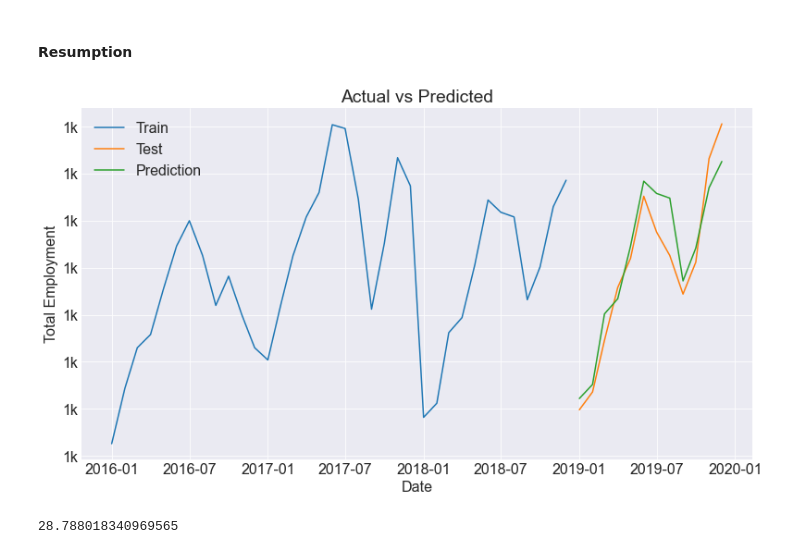
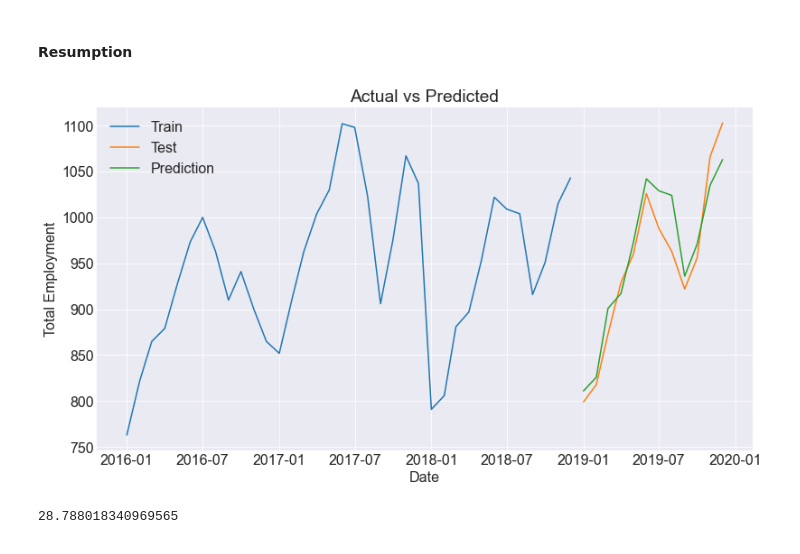
Before and after one commit to capstone-job-market-analysis/job-market-analysis, a Jupyter notebook: forecasting_final.ipynb, the cells around one changed output. Saved outputs shown, nothing was run; the diff lists cells and outputs as text; code cells hidden in the pictures.

```diff
--- a/forecasting_final.ipynb
+++ b/forecasting_final.ipynb
@@ -694,15 +694,15 @@ forecast.index = test.index
 # %%
 plt.plot(train, label='Train')
 plt.plot(test, label='Test')
 plt.xlabel('Date')
 plt.ylabel('Total Employment')
 plt.plot(forecast, label = 'Prediction')
 plt.title('Actual vs Predicted')
 plt.legend()
-plt.gca().yaxis.set_major_formatter(lambda x, pos: '{:.0f}k'.format(x / 1_000))
+# plt.gca().yaxis.set_major_formatter(lambda x, pos: '{:.0f}k'.format(x / 1_000))
 plt.show()
 # %% [output]
-[figure, old version]
+[figure, new version]
 # %%
 # get RMSE
 mean_squared_error(test, forecast, squared=False)
```
Also changed, not shown: parts of 2 cells of this notebook.
